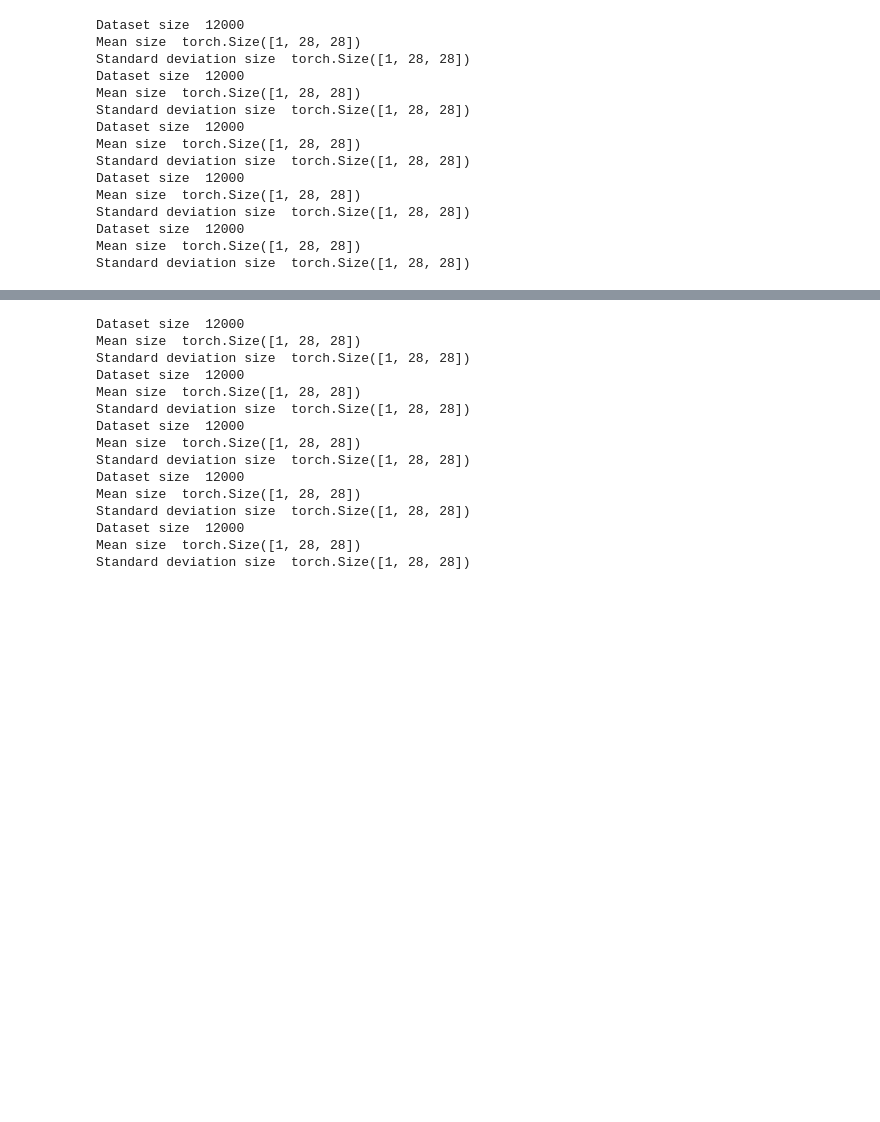
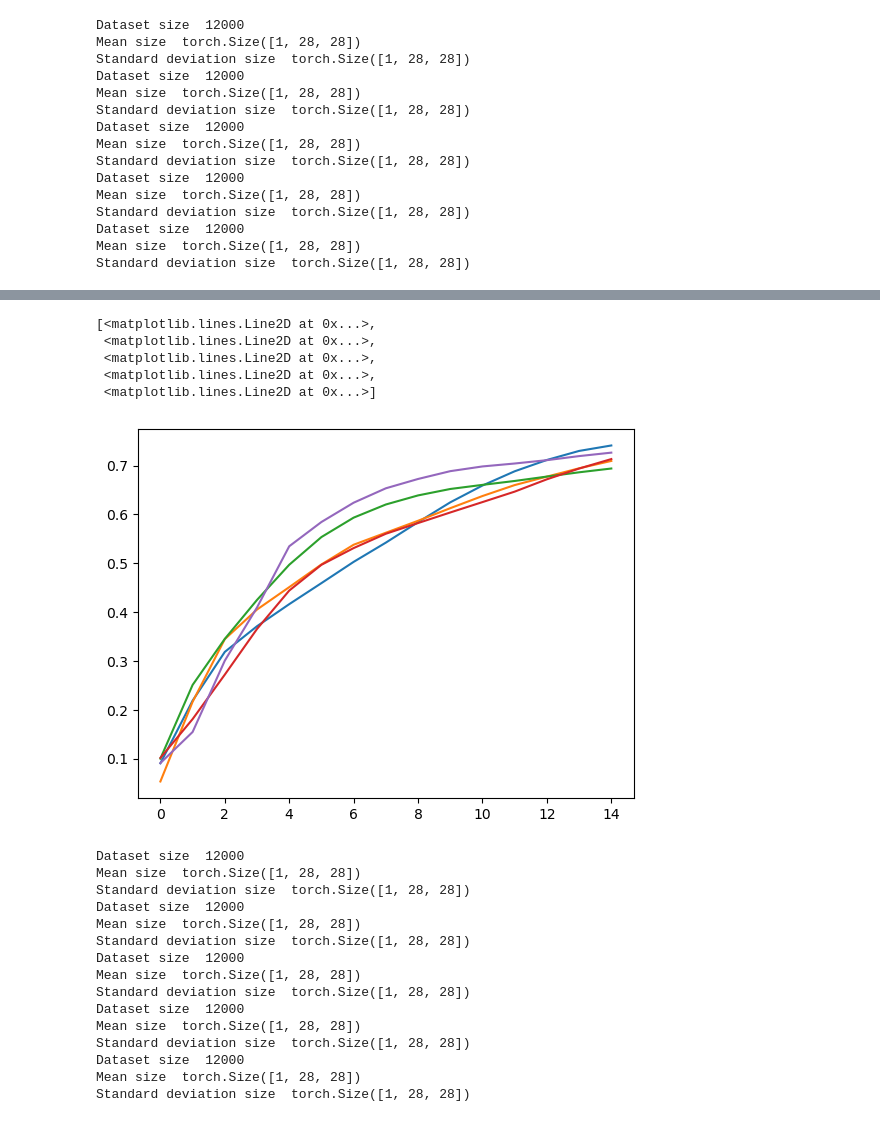
Before and after one commit to ankithbala/trustFL, a Jupyter notebook: trustfl_mnist_P2P.ipynb, the cells around one changed output, grey strips where cells are left out. Cells and saved outputs as stored; diff of their text form; code cells hidden in the pictures; blank space fills up the shorter version.

```diff
--- a/trustfl_mnist_P2P.ipynb
+++ b/trustfl_mnist_P2P.ipynb
@@ -29,8 +34,8 @@ train_loaders = []
 test_loaders = []
 num_nodes = 5
 num_class = 10
-epoch_total = 10
-pickle_name = "mnist-p2p-epoch-"+str(epoch_total)
+epoch_total = 15
+pickle_name = "mnist-P2P-epoch-"+str(epoch_total)
 # %%
 device = torch.device('cuda')
 torch.cuda.get_device_name(device)
@@ -59,8 +64,8 @@ train_datasets = torch.utils.data.random_split(torchvision.datasets.MNIST('datas
 test_datasets = torch.utils.data.random_split(torchvision.datasets.MNIST('datasets/',
                                                                            download=True, train=False, transform=transform, target_transform=target_transform), [1/num_nodes]*num_nodes)
 
-train_loaders = [torch.utils.data.DataLoader(i, batch_size=1000000, num_workers=0) for i in train_datasets]
-test_loaders = [torch.utils.data.DataLoader(i, batch_size=1000000, num_workers=0) for i in test_datasets]
+train_loaders = [torch.utils.data.DataLoader(i, batch_size=1000000, num_workers=0, pin_memory=True) for i in train_datasets]
+test_loaders = [torch.utils.data.DataLoader(i, batch_size=1000000, num_workers=0, pin_memory=True) for i in test_datasets]
 # %%
 print(len(train_loaders))
 print(len(test_loaders))
@@ -400,3 +434,12 @@ plt.plot(losses2)
+# %%
+plt.plot(train_accuracies2)
+# %% [output]
+[<matplotlib.lines.Line2D at 0x...>,
+ <matplotlib.lines.Line2D at 0x...>,
+ <matplotlib.lines.Line2D at 0x...>,
+ <matplotlib.lines.Line2D at 0x...>,
+ <matplotlib.lines.Line2D at 0x...>]
+[figure, added]
 # %%
 
 nodes = []
```
Also changed, not shown: parts of 10 cells of this notebook, 1 other file.
